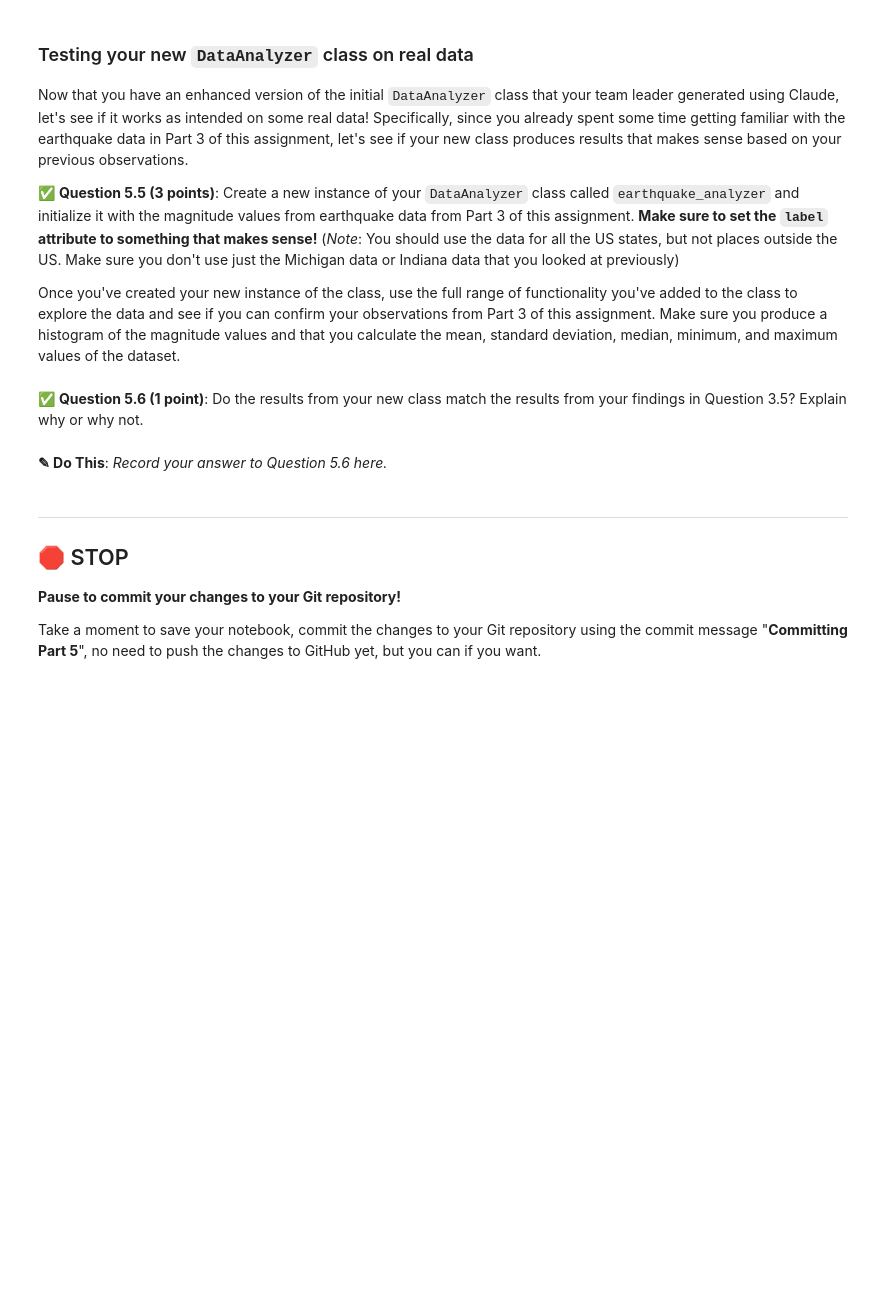
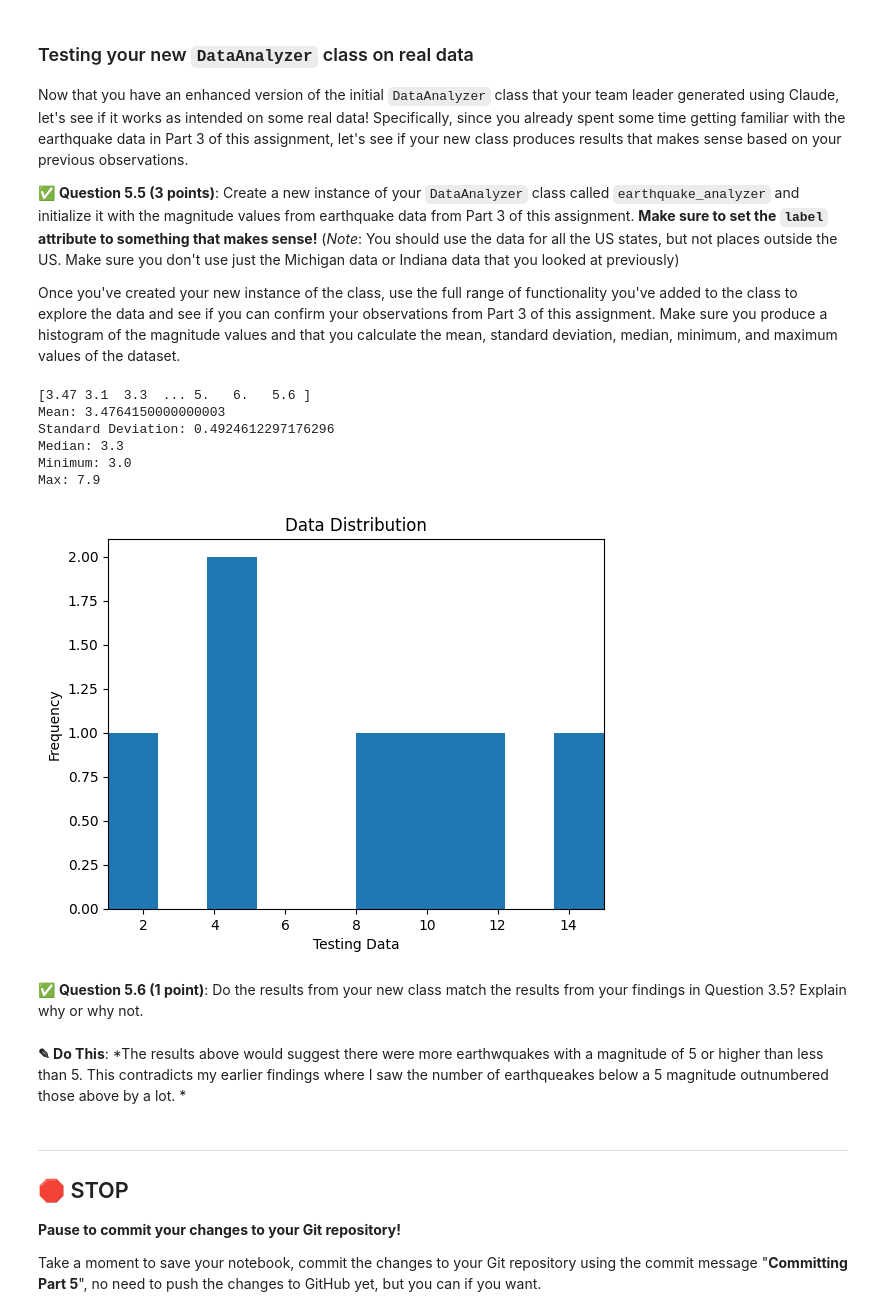
Before and after one commit to MrBay39/CMSE202-S-26-TurnIn, a Jupyter notebook: hw-01/HW-01_GitPracticeDebuggingPythonPackagesAndClasses-Goller_Steven.ipynb, the cells around one changed output. Cells and saved outputs as stored; diff of their text form; code cells hidden in the pictures; blank space fills up the shorter version.

```diff
--- a/hw-01/HW-01_GitPracticeDebuggingPythonPackagesAndClasses-Goller_Steven.ipynb
+++ b/hw-01/HW-01_GitPracticeDebuggingPythonPackagesAndClasses-Goller_Steven.ipynb
@@ -648,8 +634,9 @@ import numpy as np
 class DataAnalyzer:
     # The init method initializes the class instance
     # and saves the input data as an attribute
-    def __init__(self, data):
-        self.data = data
+    def __init__(self, data, label = ""):
+        self.data = np.array(data)
+        self.label = label
 
     # Computes the mean of the data
     def mean(self):
@@ -659,14 +646,27 @@ class DataAnalyzer:
     def std(self):
         return np.std(self.data)
 
+    def median(self):
+        return np.median(self.data)
+
+    def find_extreme(self, dir):
+        if dir == "max":
+            return np.max(self.data)
+        elif dir == "min":
+            return np.min(self.data)
+        else:
+            print("Error: Invalid direction. Please enter 'max' or 'min'")
+
+
     # Generates a histogram plot of the data
     # Uses matplotlib to create the plot
     def plot_histogram(self):
         import matplotlib.pyplot as plt
-        plt.hist(self.data)
+        plt.hist(self.data, bins = 10)
         plt.title('Data Distribution')
-        plt.xlabel('Value')
+        plt.xlabel(self.label)
         plt.ylabel('Frequency')
+        plt.xlim(self.data.min(), self.data.max())
         plt.show()
 # %% [markdown]
 &#9989; **Question 5.1 (3 points)**: Create a new class method called `median` that calculates and returns the median of the dataset. You should be able to use the `mean` and `std` functions that are already defined in the class to help you with this.
@@ -728,7 +736,31 @@ Once you've created your new instance of the class, use the full range of functi
+# %%
+### Put your code here
+
+# DO NOT EDIT THIS CODE. If it doesn't work, you need to make changes to the class above.
+mag = earthquakeDF["mag"].values
+
+print(mag)
+
+earthquake_analyzer = DataAnalyzer(mag, "US Earthquake Magnitudes")
+
+print("Mean:", earthquake_analyzer.mean(), "\nStandard Deviation:", earthquake_analyzer.std(),
+      "\nMedian:", earthquake_analyzer.median(), "\nMinimum:", earthquake_analyzer.find_extreme("min"),
+      "\nMax:", earthquake_analyzer.find_extreme("max"))
+
+
+analyzer.plot_histogram()
+# %% [output]
+[3.47 3.1  3.3  ... 5.   6.   5.6 ]
+Mean: 3.4764150000000003
+Standard Deviation: 0.4924612297176296
+Median: 3.3
+Minimum: 3.0
+Max: 7.9
+[figure, added]
 # %% [markdown]
 &#9989; **Question 5.6 (1 point)**:  Do the results from your new class match the results from your findings in Question 3.5? Explain why or why not.
-# %% [markdown]
-**<font size=+3>&#9998;</font> Do This**: *Record your answer to Question 5.6 here.*
+# %% [markdown]
+**<font size=+3>&#9998;</font> Do This**: *The results above would suggest there were more earthwquakes with a magnitude of 5 or higher than less than 5. This contradicts my earlier findings where I saw the number of earthqueakes below a 5 magnitude outnumbered those above by a lot. *
 # %% [markdown]
 ---
 ## &#128721; STOP
```
Also changed, not shown: parts of 16 cells of this notebook, 1 other file.
